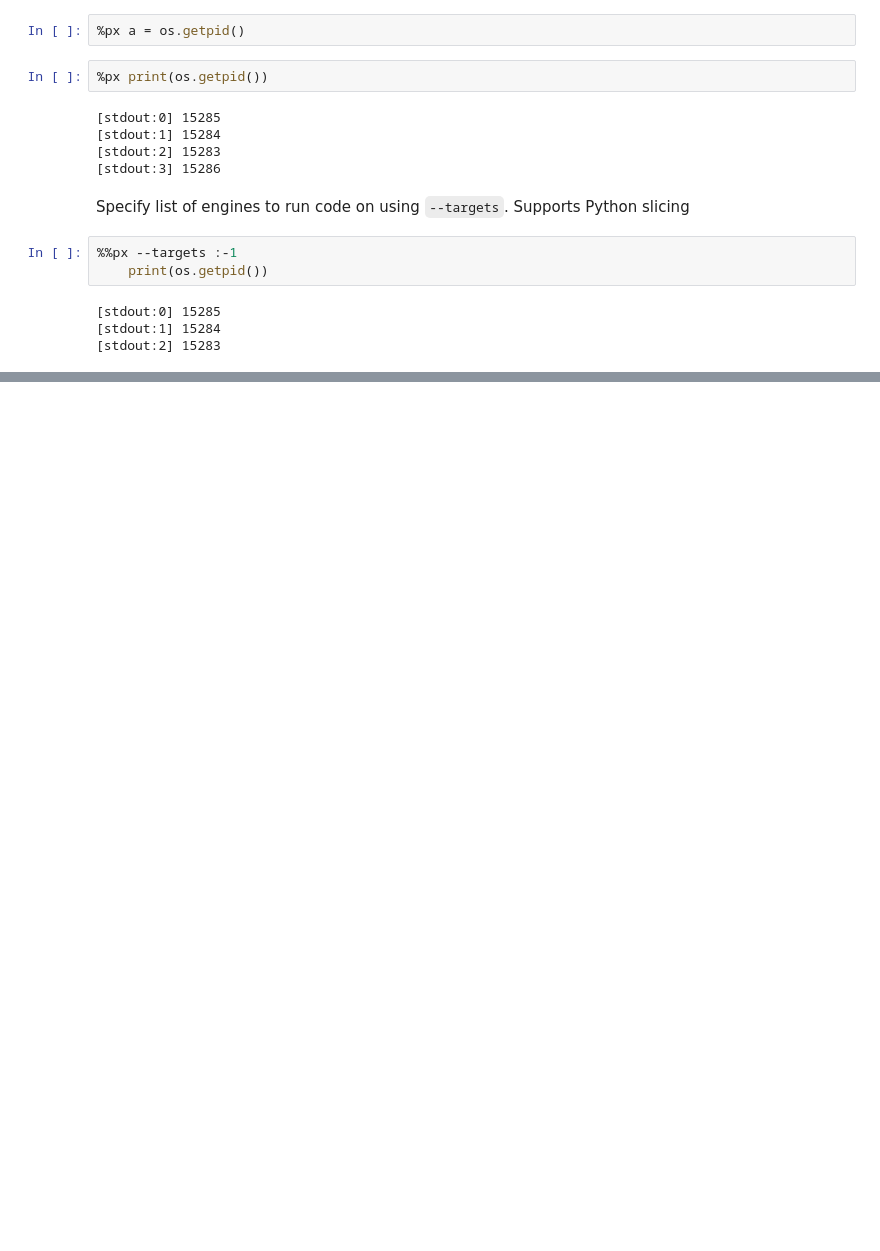
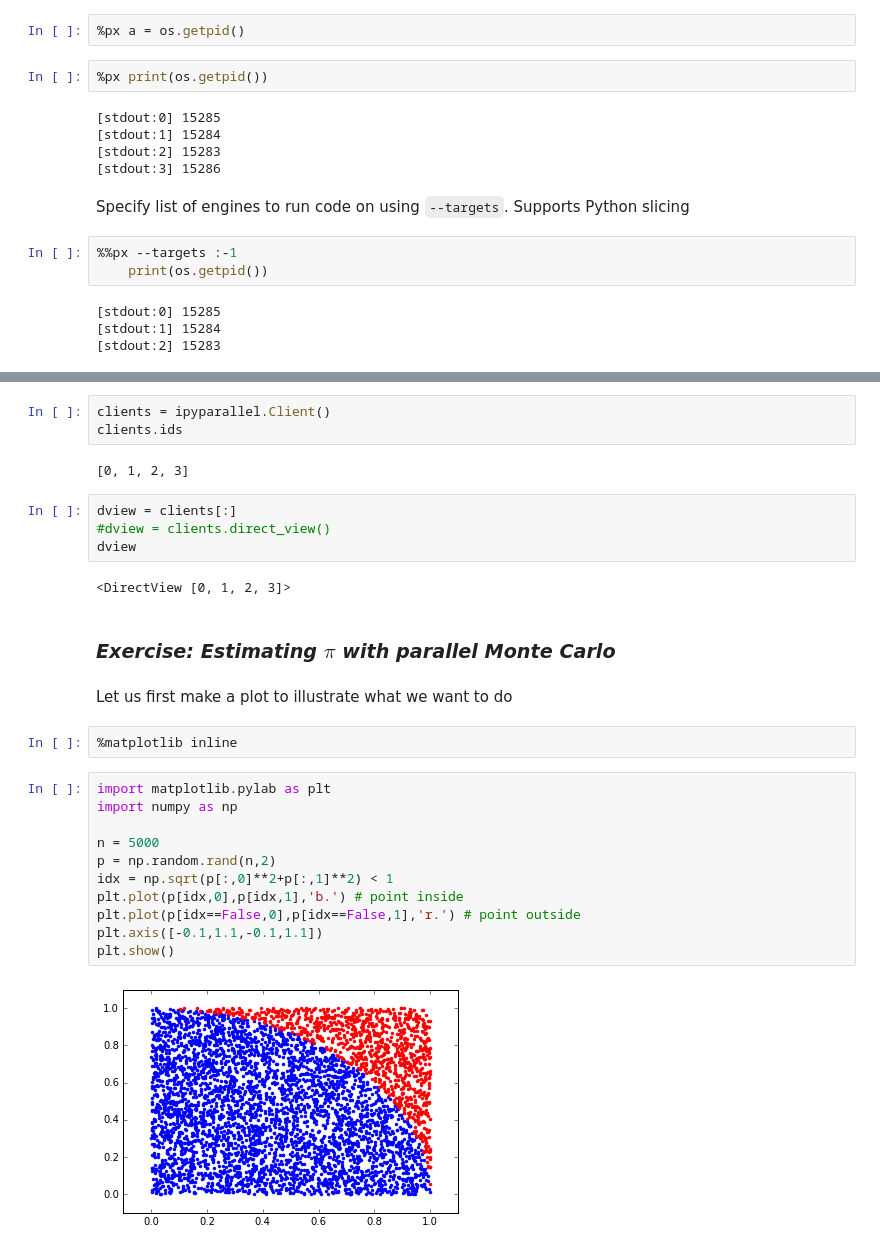
Before and after one commit to wikfeldt/course_material, a Jupyter notebook: NN_parallel.ipynb, the cells around one changed output, grey strips where cells are left out. Saved outputs shown, nothing was run; the diff lists cells and outputs as text; blank space fills up the shorter version.

Commit message:
refine parallel demo

```diff
--- a/NN_parallel.ipynb
+++ b/NN_parallel.ipynb
@@ -69,0 +82,30 @@ Specify list of engines to run code on using `--targets`. Supports Python slicin
+# %%
+clients = ipyparallel.Client()
+clients.ids
+# %% [output]
+[0, 1, 2, 3]
+# %%
+dview = clients[:]
+#dview = clients.direct_view()
+dview
+# %% [output]
+<DirectView [0, 1, 2, 3]>
+# %% [markdown]
+### *Exercise: Estimating $\pi$ with parallel Monte Carlo*
+# %% [markdown]
+Let us first make a plot to illustrate what we want to do
+# %%
+%matplotlib inline
+# %%
+import matplotlib.pylab as plt
+import numpy as np
+
+n = 5000
+p = np.random.rand(n,2)
+idx = np.sqrt(p[:,0]**2+p[:,1]**2) < 1
+plt.plot(p[idx,0],p[idx,1],'b.') # point inside
+plt.plot(p[idx==False,0],p[idx==False,1],'r.') # point outside
+plt.axis([-0.1,1.1,-0.1,1.1])
+plt.show()
+# %% [output]
+[figure, added]
```
Also changed, not shown: parts of 28 cells of this notebook.
